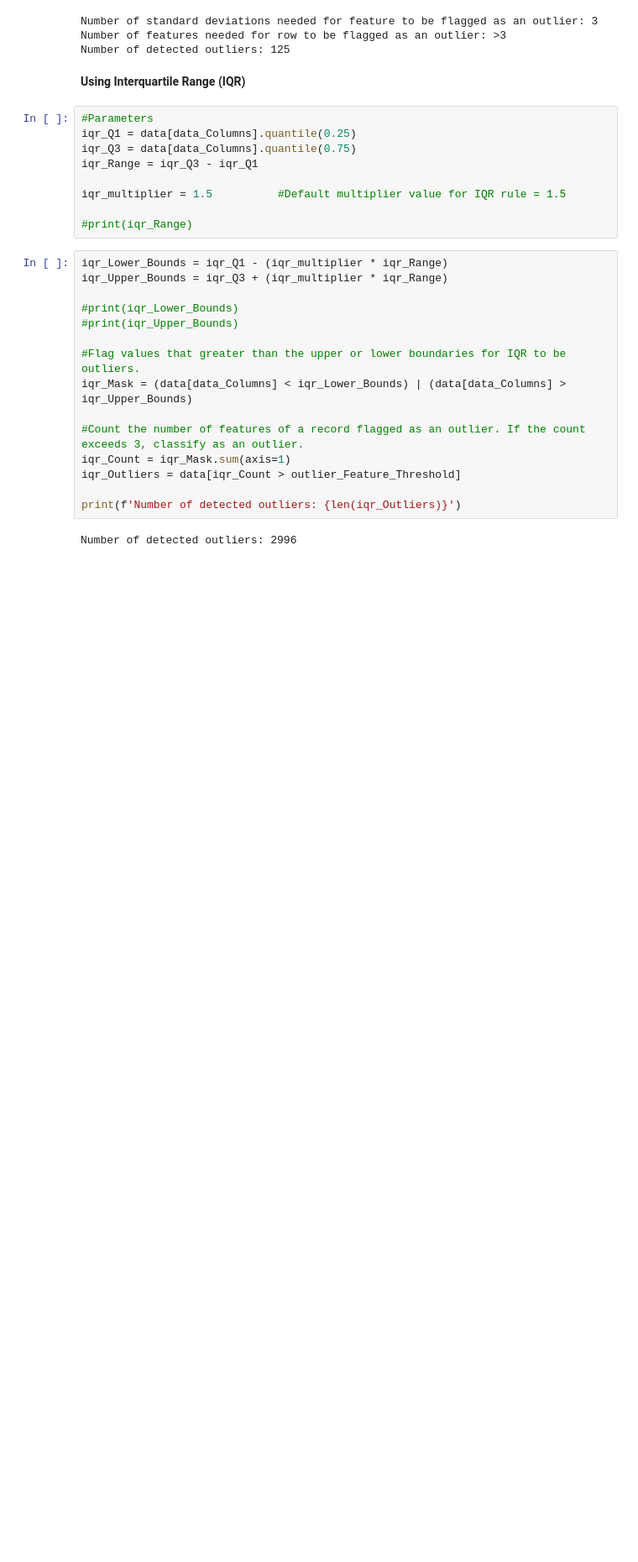
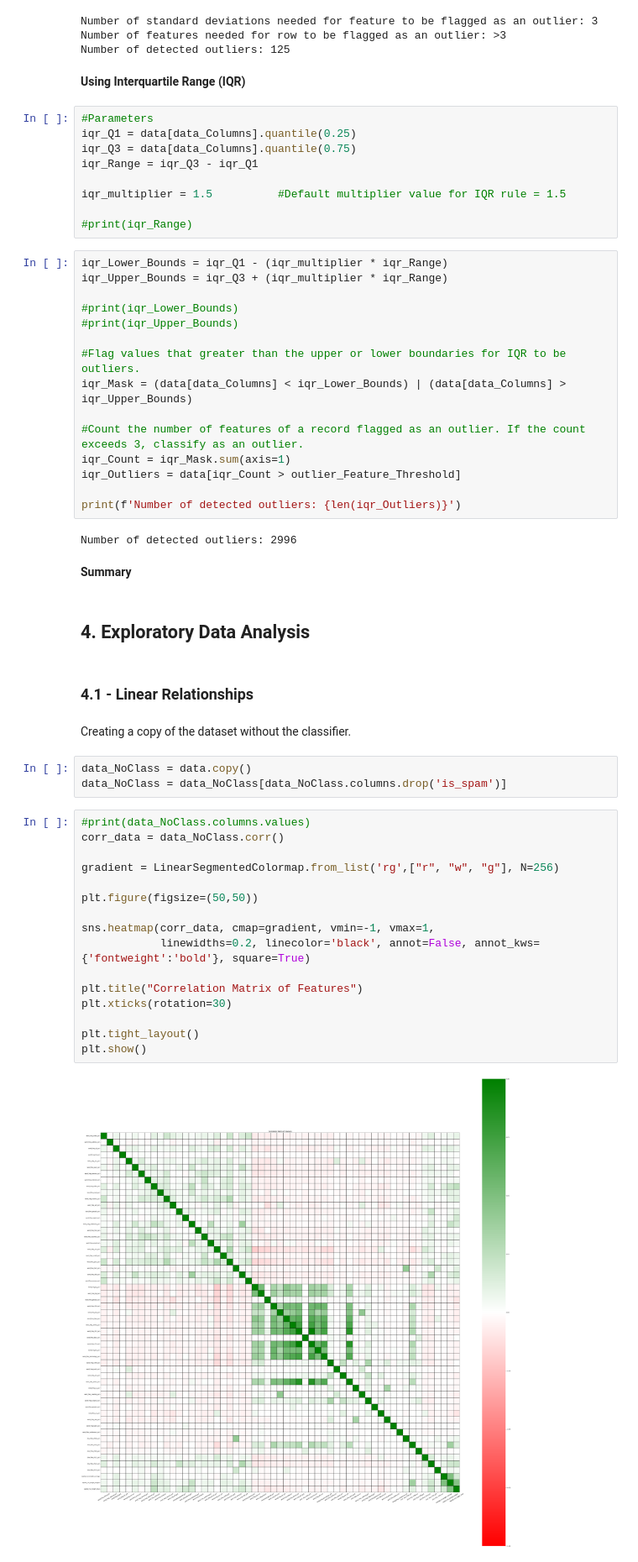
Before and after one commit to Chungj2000/Data-Analysis, a Jupyter notebook: Kaggle/Spambase/Workbook.ipynb, the cells around one changed output. Shown at 84% size. Saved outputs shown, nothing was run; the diff lists cells and outputs as text; blank space fills up the shorter version.

Commit message:
Correlation Matrix
Summary for class imbalance, the others will be summarised later.
Correlation matrix for features.
Correlation matrix will be adjusted later for readability.

```diff
--- a/Kaggle/Spambase/Workbook.ipynb
+++ b/Kaggle/Spambase/Workbook.ipynb
@@ -384,3 +402,32 @@ iqr_Outliers = data[iqr_Count > outlier_Feature_Threshold]
 print(f'Number of detected outliers: {len(iqr_Outliers)}')
 # %% [output]
 Number of detected outliers: 2996
+# %% [markdown]
+**Summary**
+# %% [markdown]
+## 4. **Exploratory Data Analysis**
+# %% [markdown]
+### 4.1 - Linear Relationships
+# %% [markdown]
+Creating a copy of the dataset without the classifier.
+# %%
+data_NoClass = data.copy()
+data_NoClass = data_NoClass[data_NoClass.columns.drop('is_spam')]
+# %%
+#print(data_NoClass.columns.values)
+corr_data = data_NoClass.corr()
+
+gradient = LinearSegmentedColormap.from_list('rg',["r", "w", "g"], N=256)
+
+plt.figure(figsize=(50,50))
+
+sns.heatmap(corr_data, cmap=gradient, vmin=-1, vmax=1,
+            linewidths=0.2, linecolor='black', annot=False, annot_kws={'fontweight':'bold'}, square=True)
+
+plt.title("Correlation Matrix of Features")
+plt.xticks(rotation=30)
+
+plt.tight_layout()
+plt.show()
+# %% [output]
+[figure, added]
```
Also changed, not shown: parts of 8 cells of this notebook.
